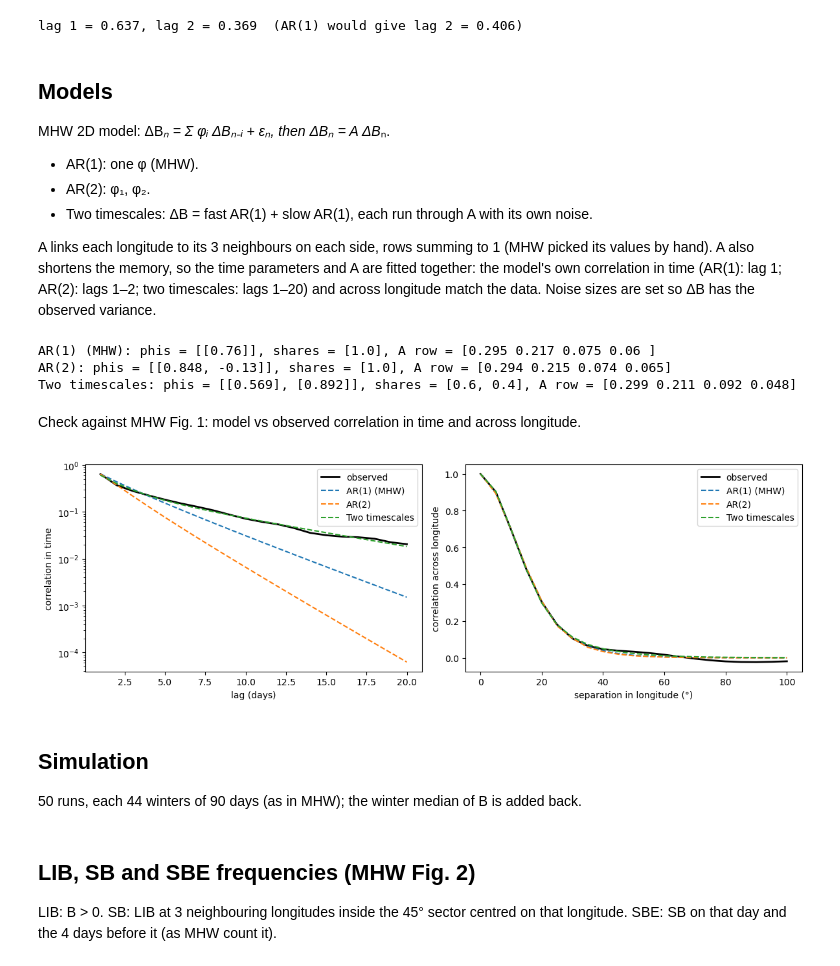
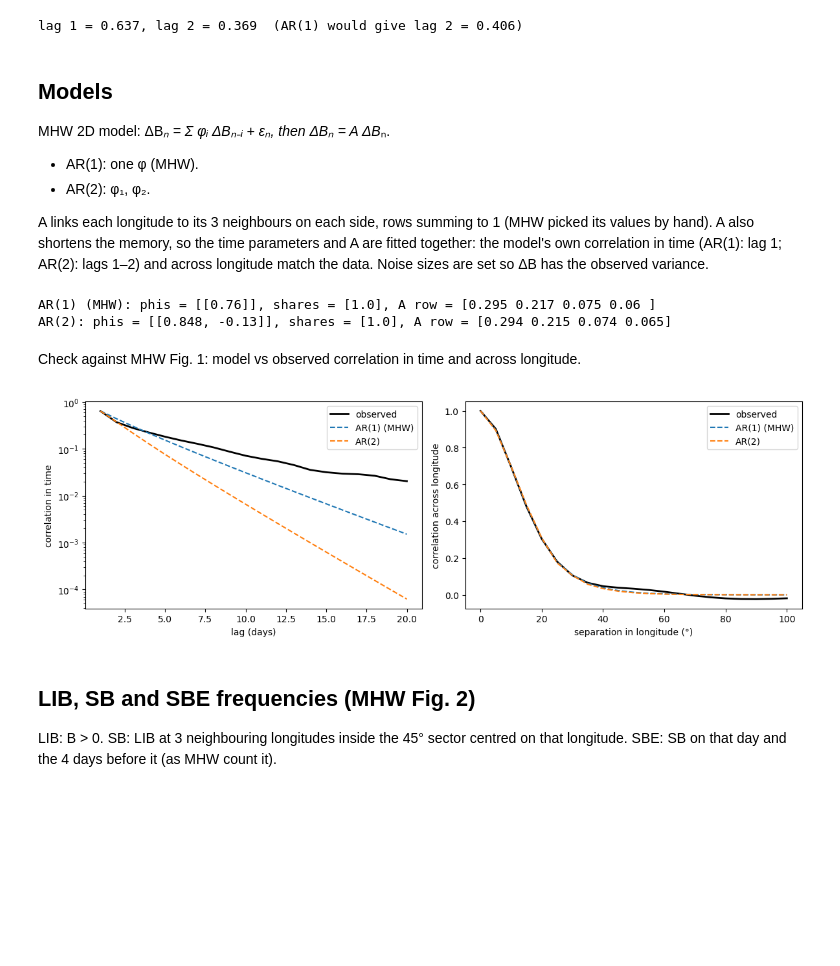
Before and after one commit to Erdos-Projects/fall-2026-atmospheric-blocking, a Jupyter notebook: notebooks/Model Simulations and Analysis.ipynb, the cells around one changed output. Saved outputs shown, nothing was run; the diff lists cells and outputs as text; code cells hidden in the pictures; blank space fills up the shorter version.

Commit message:
Finishing 1D modeling work 	modified:   notebooks/Model Simulations and Analysis.ipynb

```diff
--- a/notebooks/Model Simulations and Analysis.ipynb
+++ b/notebooks/Model Simulations and Analysis.ipynb
@@ -54,9 +54,8 @@ lag 1 = 0.637, lag 2 = 0.369  (AR(1) would give lag 2 = 0.406)
 MHW 2D model: ΔB*ₙ = Σ φᵢ ΔBₙ₋ᵢ + εₙ, then ΔBₙ = A ΔB*ₙ.
 - AR(1): one φ (MHW).
 - AR(2): φ₁, φ₂.
-- Two timescales: ΔB = fast AR(1) + slow AR(1), each run through A with its own noise.
 
-A links each longitude to its 3 neighbours on each side, rows summing to 1 (MHW picked its values by hand). A also shortens the memory, so the time parameters and A are fitted together: the model's own correlation in time (AR(1): lag 1; AR(2): lags 1–2; two timescales: lags 1–20) and across longitude match the data. Noise sizes are set so ΔB has the observed variance.
+A links each longitude to its 3 neighbours on each side, rows summing to 1 (MHW picked its values by hand). A also shortens the memory, so the time parameters and A are fitted together: the model's own correlation in time (AR(1): lag 1; AR(2): lags 1–2) and across longitude match the data. Noise sizes are set so ΔB has the observed variance.
 # %%
 from scipy.optimize import minimize, least_squares
 
@@ -118,7 +117,6 @@ def fit_model(make_components, x0, bounds, n_lags, acf_target=None, space_target
 model_specs = {
     "AR(1) (MHW)":    (lambda q: [([q[0]], 1.0)], [r1], [(0, 1)], 1),
     "AR(2)":          (lambda q: [([q[0], q[1]], 1.0)], [r1, 0.0], [(-2, 2), (-1, 1)], 2),
-    "Two timescales": (lambda q: [([q[1]], q[0]), ([q[2]], 1 - q[0])], [0.7, 0.5, 0.9], [(0, 1)] * 3, 20),
 }
 
 fits = {}
@@ -132,34 +130,29 @@ for name, spec in model_specs.items():
 # %% [output]
 AR(1) (MHW): phis = [[0.76]], shares = [1.0], A row = [0.295 0.217 0.075 0.06 ]
 AR(2): phis = [[0.848, -0.13]], shares = [1.0], A row = [0.294 0.215 0.074 0.065]
-Two timescales: phis = [[0.569], [0.892]], shares = [0.6, 0.4], A row = [0.299 0.211 0.092 0.048]
 # %% [markdown]
 Check against MHW Fig. 1: model vs observed correlation in time and across longitude.
 # %%
-colors = {"AR(1) (MHW)": "tab:blue", "AR(2)": "tab:orange", "Two timescales": "tab:green"}
+colors = {"AR(1) (MHW)": "tab:blue", "AR(2)": "tab:orange"}
 
 fig, axes = plt.subplots(1, 2, figsize=(12, 4))
 axes[0].plot(time_lags, obs_acf, color="black", linewidth=2, label="observed")
 for name, f in fits.items():
     axes[0].plot(time_lags, f["acf"], "--", color=colors[name], label=name)
 axes[0].set_xlabel("lag (days)")
 axes[0].set_ylabel("correlation in time")
 axes[0].set_yscale("log")
 axes[0].legend()
 axes[1].plot(5 * space_lags, obs_space, color="black", linewidth=2, label="observed")
 for name, f in fits.items():
     axes[1].plot(5 * space_lags, f["space"], "--", color=colors[name], label=name)
 axes[1].set_xlabel("separation in longitude (°)")
 axes[1].set_ylabel("correlation across longitude")
 axes[1].legend()
 plt.tight_layout()
 plt.show()
 # %% [output]
-[figure, old version]
+[figure, new version]
-# %% [markdown]
-## Simulation
-
-50 runs, each 44 winters of 90 days (as in MHW); the winter median of B is added back.
 # %%
 N_RUNS, N_DAYS, BURN_IN = 50, 90, 60
 
```
Also changed, not shown: parts of 25 cells of this notebook.
